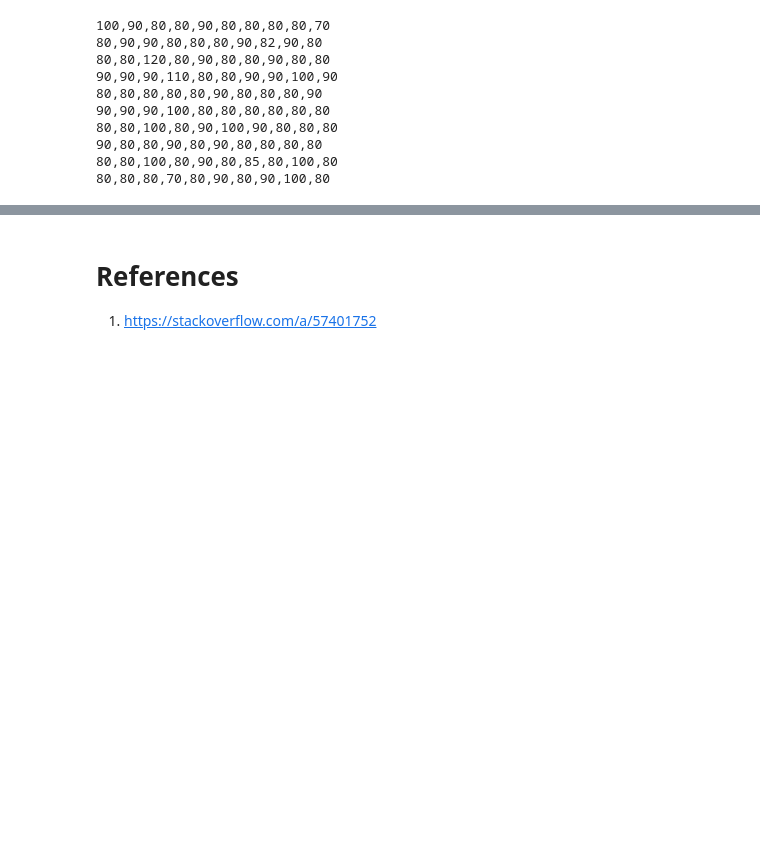
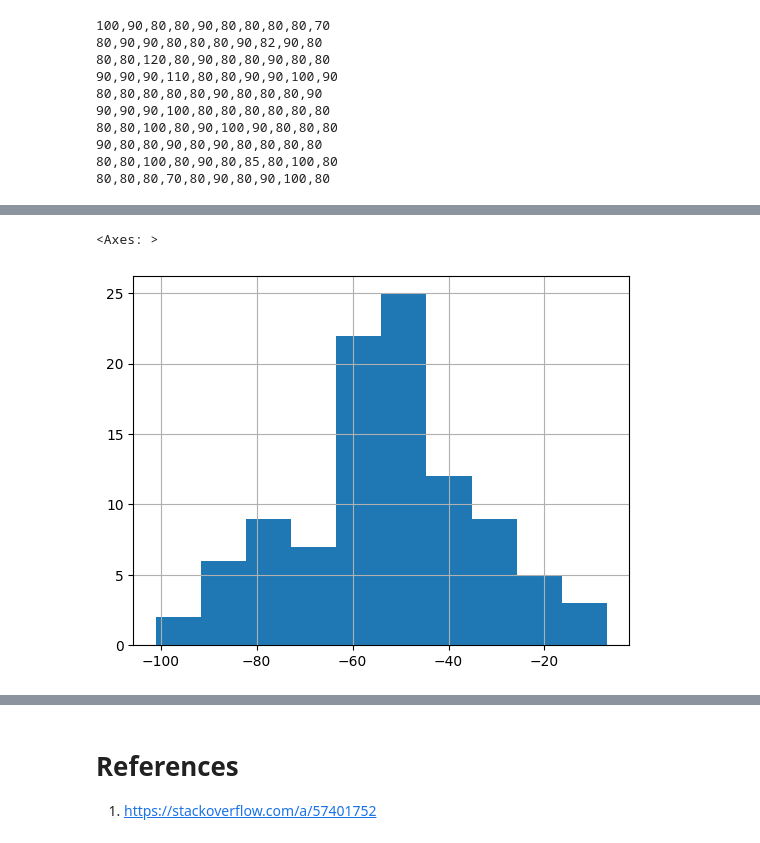
Before and after one commit to farhanarrafi/empirical-analysis-cardiovascular-data, a Jupyter notebook: Emperical_Analysis_Project.ipynb, the cells around one changed output, grey strips where cells are left out. Saved outputs shown, nothing was run; the diff lists cells and outputs as text; code cells hidden in the pictures; blank space fills up the shorter version.

```diff
--- a/Emperical_Analysis_Project.ipynb
+++ b/Emperical_Analysis_Project.ipynb
@@ -276,0 +359,5 @@ ap_hi_lo_samples['ap_lo'].hist()
+# %%
+weight_ap_hi_difference.hist()
+# %% [output]
+<Axes: >
+[figure, added]
```
Also changed, not shown: parts of 19 cells of this notebook.
